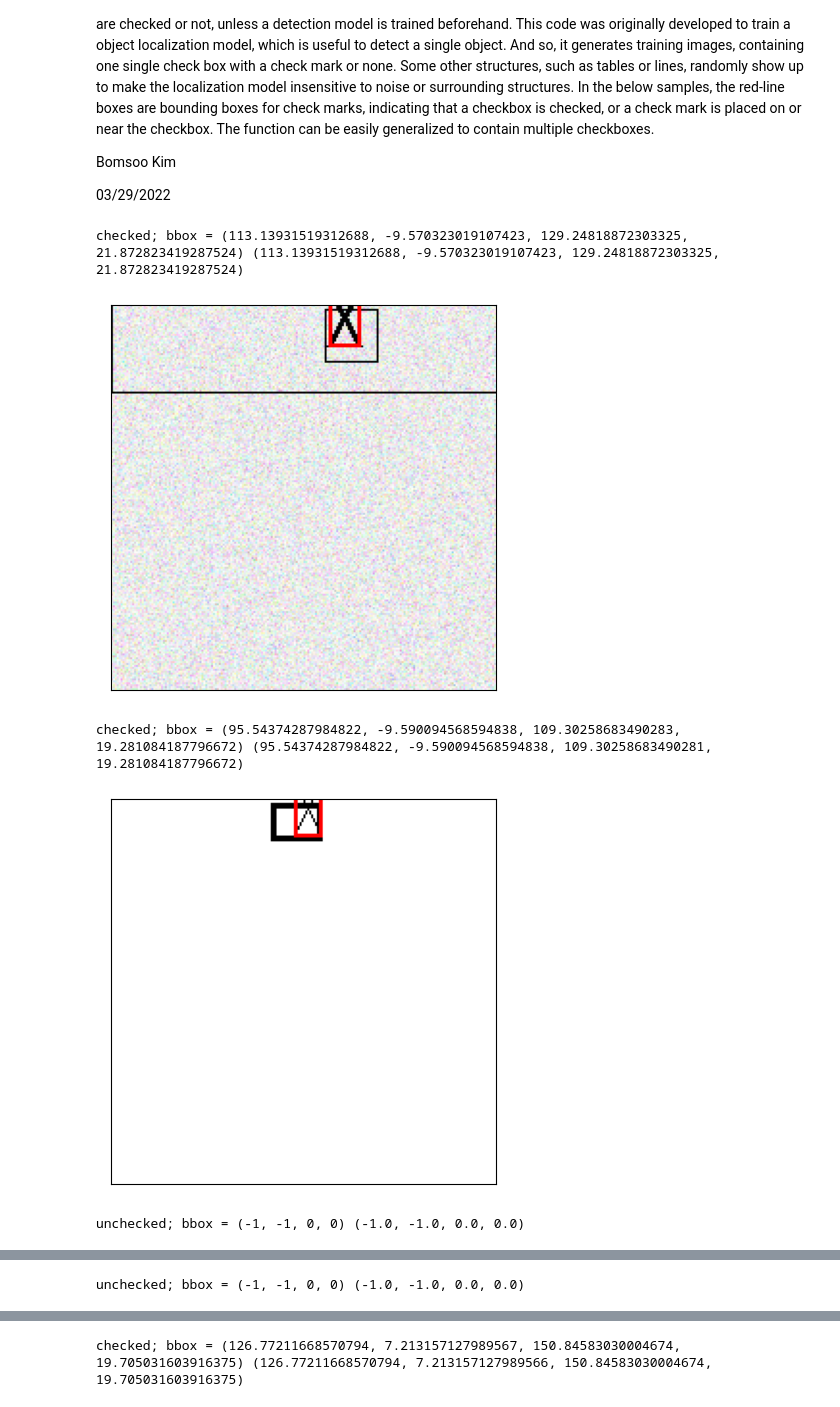
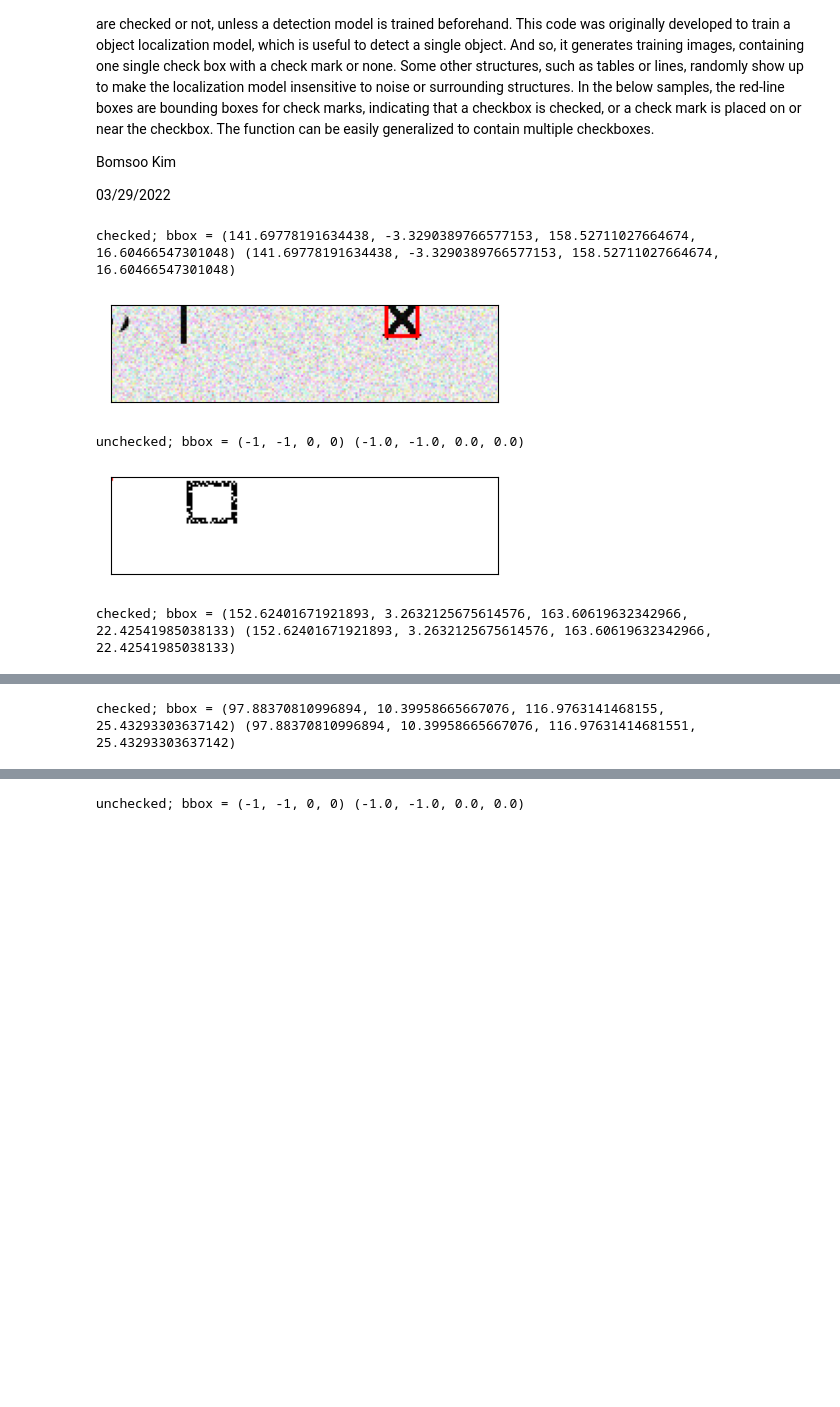
Before and after one commit to bomsoo-kim/datasets, a Jupyter notebook: checkboxes.ipynb, the cells around one changed output, grey strips where cells are left out. Saved outputs shown, nothing was run; the diff lists cells and outputs as text; code cells hidden in the pictures; blank space fills up the shorter version.

```diff
--- a/checkboxes.ipynb
+++ b/checkboxes.ipynb
@@ -193,37 +193,36 @@ def create_example(shape=(50, 200, 3), line_color_threshold=50, list_font_filepa
     if random.choice([0,1]):
         img[iiib[:,:,0] & (img[:,:,0] < threshold_bw)] = 0
         img[iiib[:,:,0] & (img[:,:,0] >= threshold_bw)] = 255
         img[iiiw[:,:,0] & (img[:,:,0] > threshold_bw)] = 255
         img[iiiw[:,:,0] & (img[:,:,0] <= threshold_bw)] = 0
 
     #--- draw bounding box for check -----------------------
     if draw_bbox:
         img = Image.fromarray(img) # convert to numpy array
         draw = ImageDraw.Draw(img)
         draw_box(draw, *bbox, 0, 0, 'red', 2)
         img = np.array(img) # convert to numpy array
 
     return img, is_checked, bbox, bbox_norm
 
 if __name__=='__main__':
-    image_shape = (200, 200, 3)
+    image_shape = (50, 200, 3)
     list_fonts = find_all_font_names()
 
     for _ in range(10):
         image, is_checked, bbox, bbox_norm = create_example(shape=image_shape, list_font_filepaths=list_fonts['filepath'].tolist(), draw_bbox=True)
     #     image, is_checked, bbox, bbox_norm = create_example(shape=image_shape, draw_bbox=False, line_color_threshold=1)
         bbox2 = (bbox_norm[0]*image_shape[1], bbox_norm[1]*image_shape[0], bbox_norm[2]*image_shape[1], bbox_norm[3]*image_shape[0])
 
         print(f'checked; bbox = {bbox} {bbox2}' if is_checked else f'unchecked; bbox = {bbox} {bbox2}')
         plt.figure(figsize=(5, 5))
-        # plt.title(f'checked; bbox = {bbox} {bbox2}' if is_checked else f'unchecked; bbox = {bbox} {bbox2}')
         plt.imshow(image)
         plt.xticks([])
         plt.yticks([])
         plt.show()
 # %% [output]
-checked; bbox = (113.13931519312688, -9.570323019107423, 129.24818872303325, 21.872823419287524) (113.13931519312688, -9.570323019107423, 129.24818872303325, 21.872823419287524)
+checked; bbox = (141.69778191634438, -3.3290389766577153, 158.52711027664674, 16.60466547301048) (141.69778191634438, -3.3290389766577153, 158.52711027664674, 16.60466547301048)
-[figure, old version]
+[figure, new version]
-checked; bbox = (95.54374287984822, -9.590094568594838, 109.30258683490283, 19.281084187796672) (95.54374287984822, -9.590094568594838, 109.30258683490281, 19.281084187796672)
+unchecked; bbox = (-1, -1, 0, 0) (-1.0, -1.0, 0.0, 0.0)
-[figure, old version]
+[figure, new version]
-unchecked; bbox = (-1, -1, 0, 0) (-1.0, -1.0, 0.0, 0.0)
+checked; bbox = (152.62401671921893, 3.2632125675614576, 163.60619632342966, 22.42541985038133) (152.62401671921893, 3.2632125675614576, 163.60619632342966, 22.42541985038133)
@@ -231 +230 @@ unchecked; bbox = (-1, -1, 0, 0) (-1.0, -1.0, 0.0, 0.0)
-unchecked; bbox = (-1, -1, 0, 0) (-1.0, -1.0, 0.0, 0.0)
+checked; bbox = (97.88370810996894, 10.39958665667076, 116.9763141468155, 25.43293303637142) (97.88370810996894, 10.39958665667076, 116.97631414681551, 25.43293303637142)
@@ -233 +232 @@ unchecked; bbox = (-1, -1, 0, 0) (-1.0, -1.0, 0.0, 0.0)
-checked; bbox = (126.77211668570794, 7.213157127989567, 150.84583030004674, 19.705031603916375) (126.77211668570794, 7.213157127989566, 150.84583030004674, 19.705031603916375)
+unchecked; bbox = (-1, -1, 0, 0) (-1.0, -1.0, 0.0, 0.0)
```
Also changed, not shown: parts of 1 cell of this notebook.
